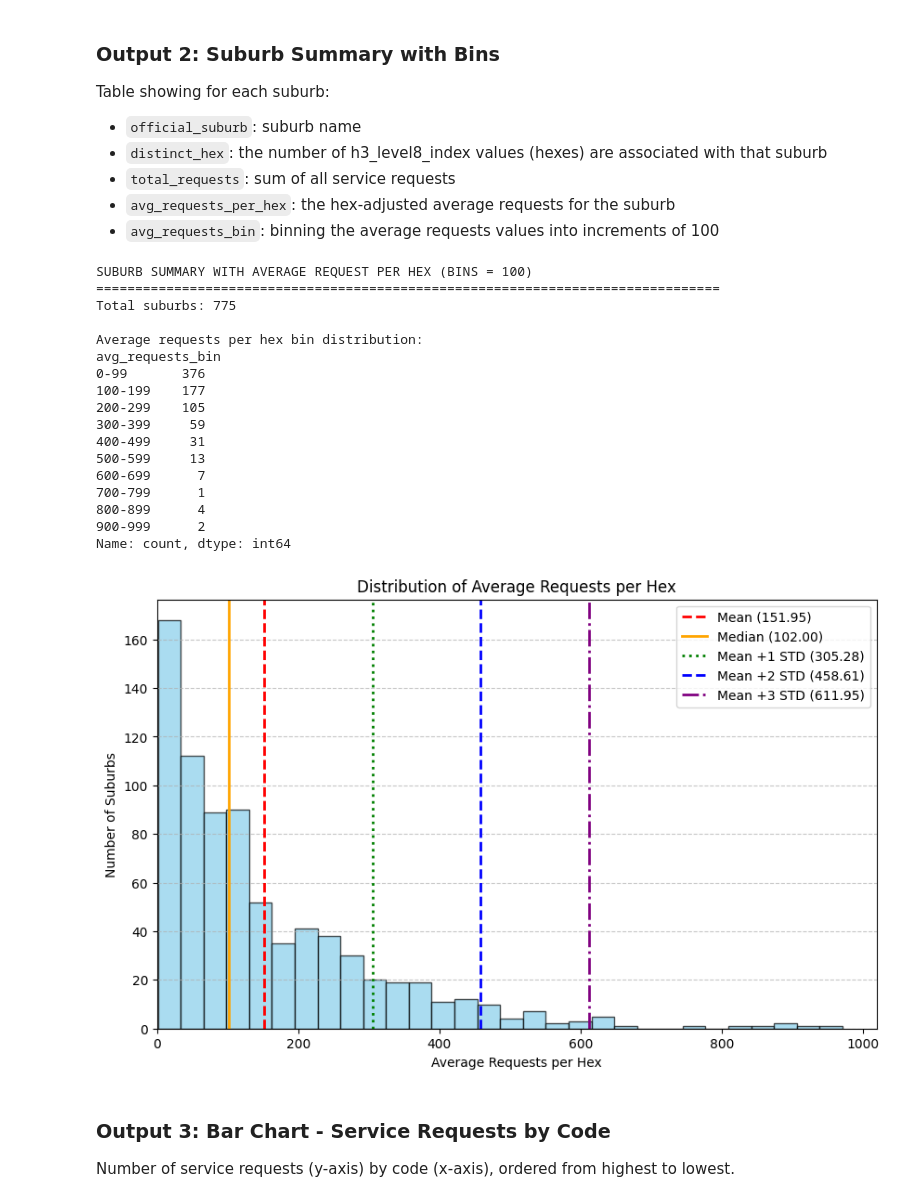
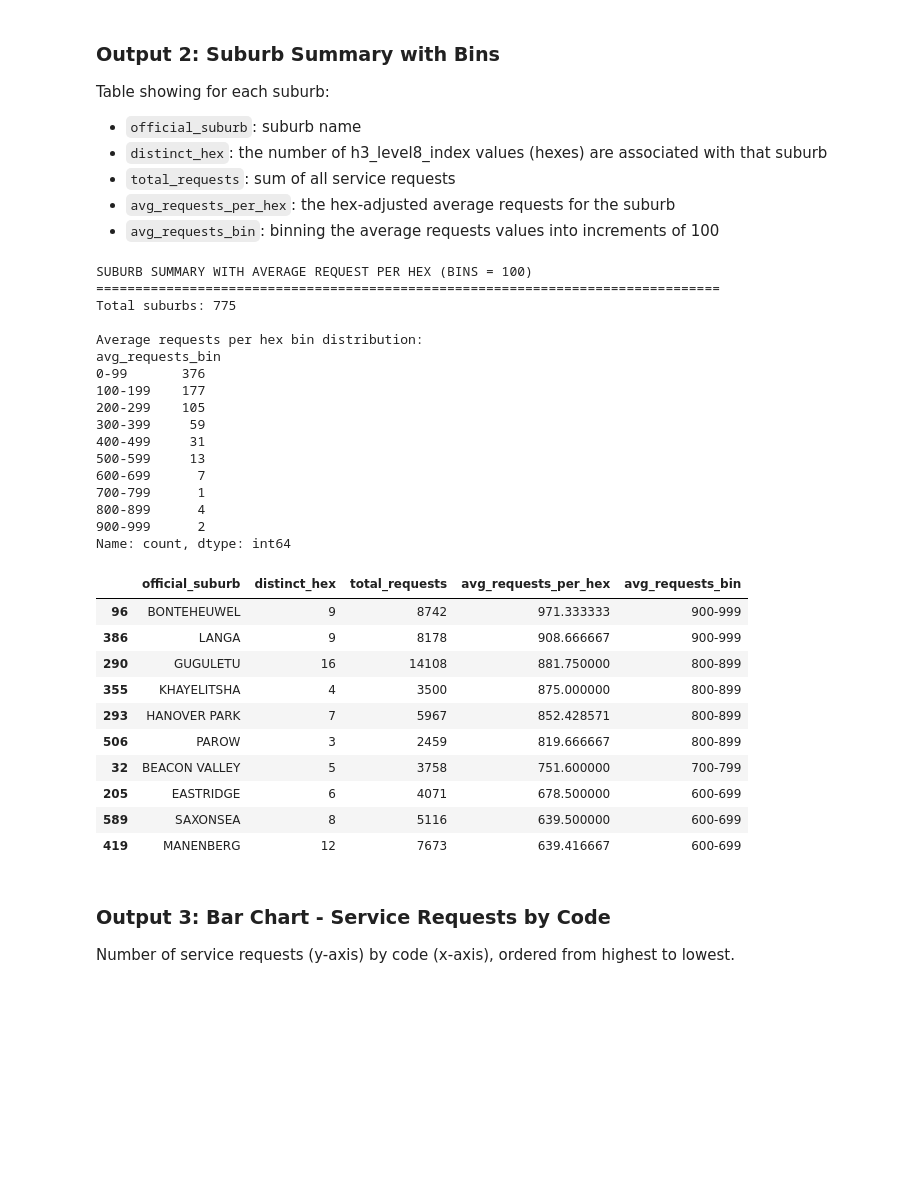
Before and after one commit to thedataferret/coct_ds_code_challenge, a Jupyter notebook: classification.ipynb, the cells around one changed output. Drawn from its saved outputs; the diff is of its cells as text; code cells hidden in the pictures; blank space fills up the shorter version.

```diff
--- a/classification.ipynb
+++ b/classification.ipynb
@@ -510,7 +510,7 @@ Table showing for each suburb:
 - `avg_requests_per_hex`: the hex-adjusted average requests for the suburb
 - `avg_requests_bin`: binning the average requests values into increments of 100
 # %%
-# Create dataframe summarizing suburb, count of distinct h3_level8_index, total requests, and requests per h3 index
+# Create dataframe summarizing suburb, count of distinct h3 hexes, total requests, and requests per hex
 suburb_hex_stats = (
     df.groupby('official_suburb')
     .agg(
@@ -537,66 +537,42 @@ suburb_hex_stats['avg_requests_bin'] = pd.cut(
     include_lowest=True
 )
 
 suburb_hex_stats = suburb_hex_stats.sort_values('avg_requests_per_hex', ascending=False)
 
 print("SUBURB SUMMARY WITH AVERAGE REQUEST PER HEX (BINS = 100)")
 print("=" * 80)
 print(f"Total suburbs: {len(suburb_hex_stats)}")
 print(f"\nAverage requests per hex bin distribution:")
 print(suburb_hex_stats['avg_requests_bin'].value_counts().sort_index())
 print("\n")
 
-suburb_hex_stats.head(20)
-
-import matplotlib.pyplot as plt
-
-data = suburb_hex_stats['avg_requests_per_hex']
-mean_val = data.mean()
-median_val = data.median()
-std_val = data.std()
-
-plt.figure(figsize=(10, 6))
-plt.hist(data, bins=30, color='skyblue', edgecolor='black', alpha=0.7)
-
-# Plot mean, median, and ±1, ±2, ±3 std deviation lines (only if >= 0)
-plt.axvline(mean_val, color='red', linestyle='--', linewidth=2, label=f"Mean ({mean_val:.2f})")
-plt.axvline(median_val, color='orange', linestyle='-', linewidth=2, label=f"Median ({median_val:.2f})")
-
-for n, color, style in [
-    (1, 'green', ':'),
-    (2, 'blue', '--'),
-    (3, 'purple', '-.'),
-]:
-    pos = mean_val + n * std_val
-    neg = mean_val - n * std_val
-    if pos >= 0:
-        plt.axvline(pos, color=color, linestyle=style, linewidth=2, label=f"Mean +{n} STD ({pos:.2f})")
-    if neg >= 0:
-        plt.axvline(neg, color=color, linestyle=style, linewidth=2, label=f"Mean -{n} STD ({neg:.2f})")
-
-plt.title('Distribution of Average Requests per Hex')
-plt.xlabel('Average Requests per Hex')
-plt.ylabel('Number of Suburbs')
-plt.legend()
-plt.grid(axis='y', linestyle='--', alpha=0.7)
-plt.xlim(left=0)
-plt.show()
+suburb_hex_stats.head(10)
 # %% [output]
 SUBURB SUMMARY WITH AVERAGE REQUEST PER HEX (BINS = 100)
 ================================================================================
 Total suburbs: 775
 
 Average requests per hex bin distribution:
 avg_requests_bin
 0-99       376
 100-199    177
 200-299    105
 300-399     59
 400-499     31
 500-599     13
 600-699      7
 700-799      1
 800-899      4
 900-999      2
 Name: count, dtype: int64
-[figure, removed]
+|  | official_suburb | distinct_hex | total_requests | avg_requests_per_hex | avg_requests_bin |
+| 96 | BONTEHEUWEL | 9 | 8742 | 971.333333 | 900-999 |
+| 386 | LANGA | 9 | 8178 | 908.666667 | 900-999 |
+| 290 | GUGULETU | 16 | 14108 | 881.750000 | 800-899 |
+| 355 | KHAYELITSHA | 4 | 3500 | 875.000000 | 800-899 |
+| 293 | HANOVER PARK | 7 | 5967 | 852.428571 | 800-899 |
+| 506 | PAROW | 3 | 2459 | 819.666667 | 800-899 |
+| 32 | BEACON VALLEY | 5 | 3758 | 751.600000 | 700-799 |
+| 205 | EASTRIDGE | 6 | 4071 | 678.500000 | 600-699 |
+| 589 | SAXONSEA | 8 | 5116 | 639.500000 | 600-699 |
+| 419 | MANENBERG | 12 | 7673 | 639.416667 | 600-699 |
```
Also changed, not shown: parts of 5 cells of this notebook.
